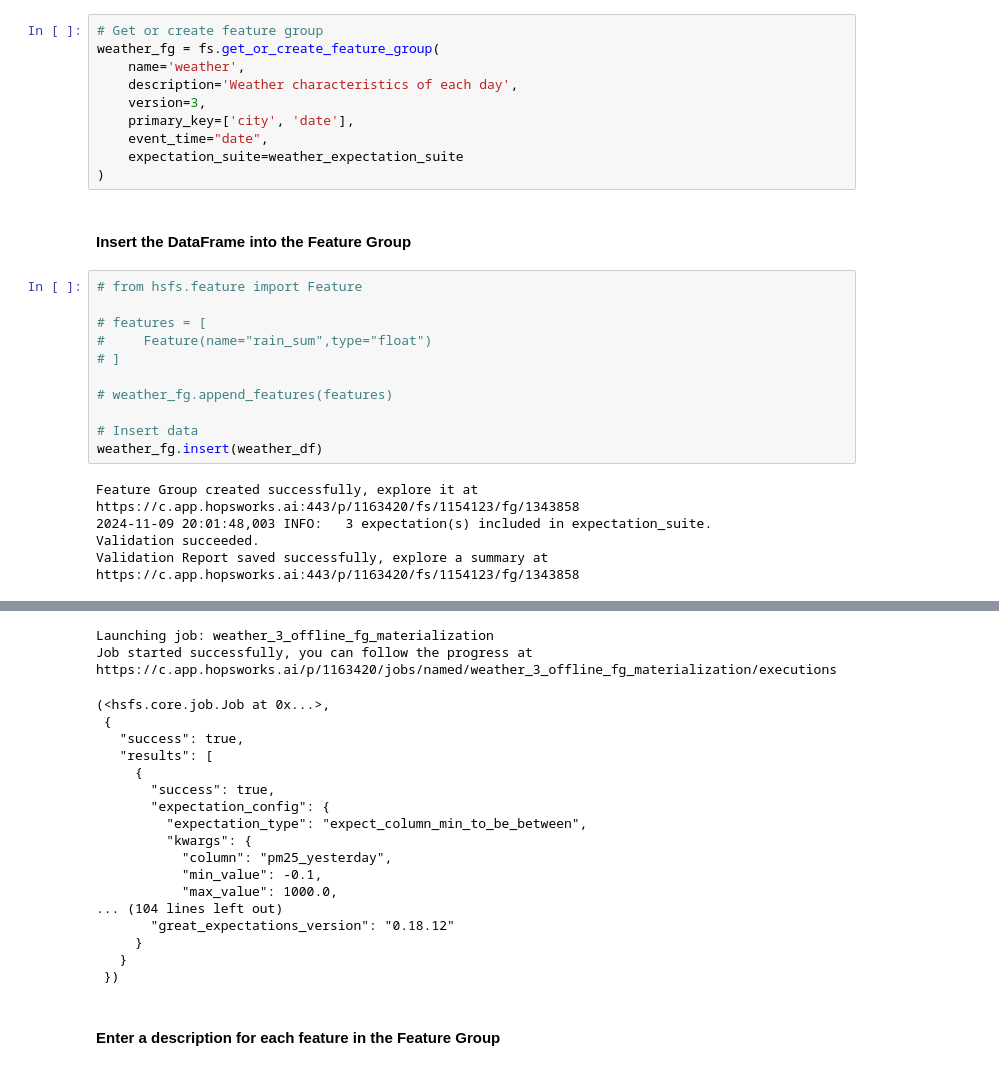
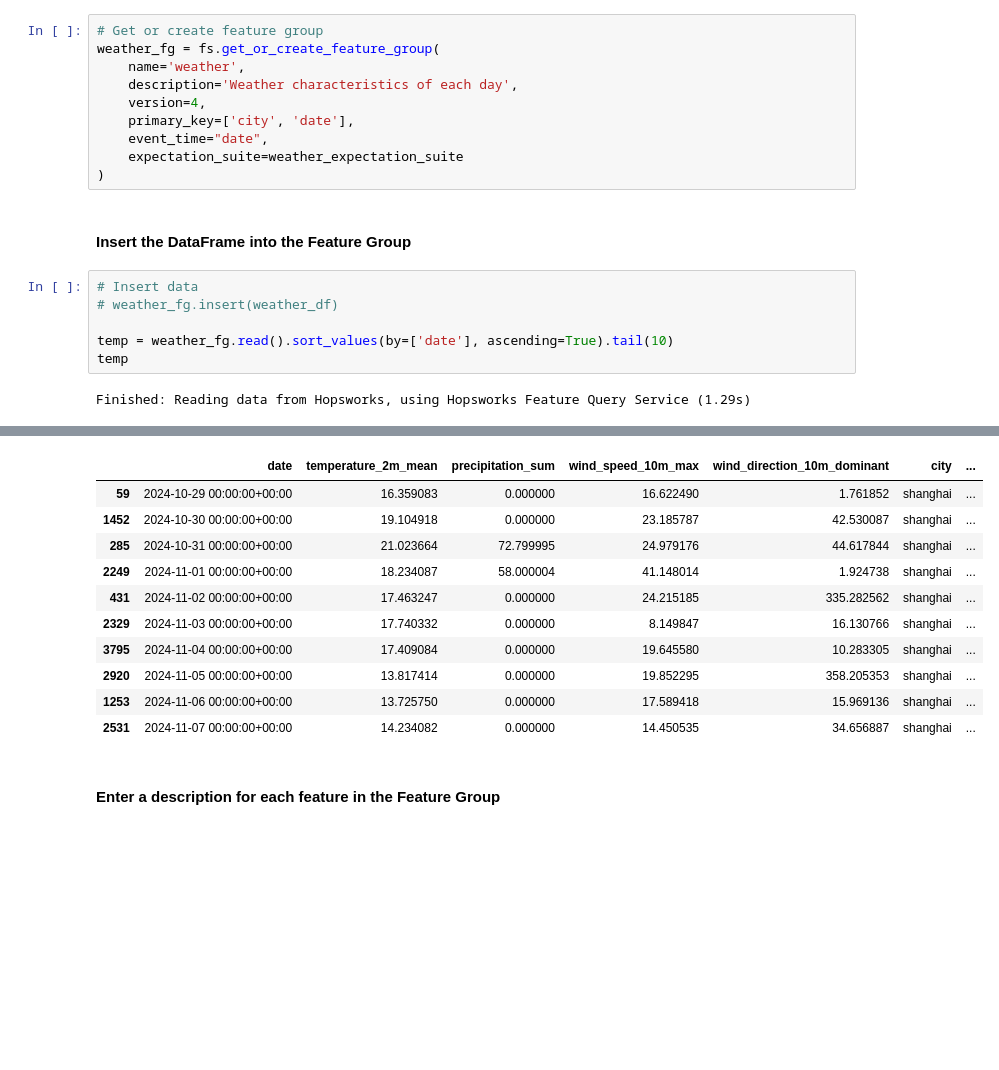
Before and after one commit to AMomozZz/mlfs-book, a Jupyter notebook: notebooks/ch03/1_air_quality_feature_backfill.ipynb, the cells around one changed output, grey strips where cells are left out. Cells and saved outputs as stored; diff of their text form; blank space fills up the shorter version.

```diff
--- a/notebooks/ch03/1_air_quality_feature_backfill.ipynb
+++ b/notebooks/ch03/1_air_quality_feature_backfill.ipynb
@@ -519,7 +522,7 @@ air_quality_fg.update_feature_description("pm25", "Particles less than 2.5 micro
 weather_fg = fs.get_or_create_feature_group(
     name='weather',
     description='Weather characteristics of each day',
-    version=3,
+    version=4,
     primary_key=['city', 'date'],
     event_time="date",
     expectation_suite=weather_expectation_suite
@@ -527,19 +530,10 @@ weather_fg = fs.get_or_create_feature_group(
 # %% [markdown]
 #### Insert the DataFrame into the Feature Group
 # %%
-# from hsfs.feature import Feature
+# Insert data
+# weather_fg.insert(weather_df)
 
-# features = [
-#     Feature(name="rain_sum",type="float")
-# ]
-
-# weather_fg.append_features(features)
-
-# Insert data
-weather_fg.insert(weather_df)
+temp = weather_fg.read().sort_values(by=['date'], ascending=True).tail(10)
+temp
 # %% [output]
-Feature Group created successfully, explore it at
-https://c.app.hopsworks.ai:443/p/1163420/fs/1154123/fg/1343858
-2024-11-09 20:01:48,003 INFO:   3 expectation(s) included in expectation_suite.
-Validation succeeded.
-Validation Report saved successfully, explore a summary at https://c.app.hopsworks.ai:443/p/1163420/fs/1154123/fg/1343858
+Finished: Reading data from Hopsworks, using Hopsworks Feature Query Service (1.29s)
@@ -547,23 +540,14 @@ Uploading Dataframe: 0.00% |          | Rows 0/3948 | Elapsed Time: 00:00 | Rema
-Launching job: weather_3_offline_fg_materialization
-Job started successfully, you can follow the progress at
-https://c.app.hopsworks.ai/p/1163420/jobs/named/weather_3_offline_fg_materialization/executions
-(<hsfs.core.job.Job at 0x...>,
- {
-   "success": true,
-   "results": [
-     {
-       "success": true,
-       "expectation_config": {
-         "expectation_type": "expect_column_min_to_be_between",
-         "kwargs": {
-           "column": "pm25_yesterday",
-           "min_value": -0.1,
-           "max_value": 1000.0,
-... (104 lines left out)
-       "great_expectations_version": "0.18.12"
-     }
-   }
- })
+|  | date | temperature_2m_mean | precipitation_sum | wind_speed_10m_max | wind_direction_10m_dominant | city | ... |
+| 59 | 2024-10-29 00:00:00+00:00 | 16.359083 | 0.000000 | 16.622490 | 1.761852 | shanghai | ... |
+| 1452 | 2024-10-30 00:00:00+00:00 | 19.104918 | 0.000000 | 23.185787 | 42.530087 | shanghai | ... |
+| 285 | 2024-10-31 00:00:00+00:00 | 21.023664 | 72.799995 | 24.979176 | 44.617844 | shanghai | ... |
+| 2249 | 2024-11-01 00:00:00+00:00 | 18.234087 | 58.000004 | 41.148014 | 1.924738 | shanghai | ... |
+| 431 | 2024-11-02 00:00:00+00:00 | 17.463247 | 0.000000 | 24.215185 | 335.282562 | shanghai | ... |
+| 2329 | 2024-11-03 00:00:00+00:00 | 17.740332 | 0.000000 | 8.149847 | 16.130766 | shanghai | ... |
+| 3795 | 2024-11-04 00:00:00+00:00 | 17.409084 | 0.000000 | 19.645580 | 10.283305 | shanghai | ... |
+| 2920 | 2024-11-05 00:00:00+00:00 | 13.817414 | 0.000000 | 19.852295 | 358.205353 | shanghai | ... |
+| 1253 | 2024-11-06 00:00:00+00:00 | 13.725750 | 0.000000 | 17.589418 | 15.969136 | shanghai | ... |
+| 2531 | 2024-11-07 00:00:00+00:00 | 14.234082 | 0.000000 | 14.450535 | 34.656887 | shanghai | ... |
 # %% [markdown]
 #### Enter a description for each feature in the Feature Group
 # %%
```
Also changed, not shown: parts of 9 cells of this notebook.
